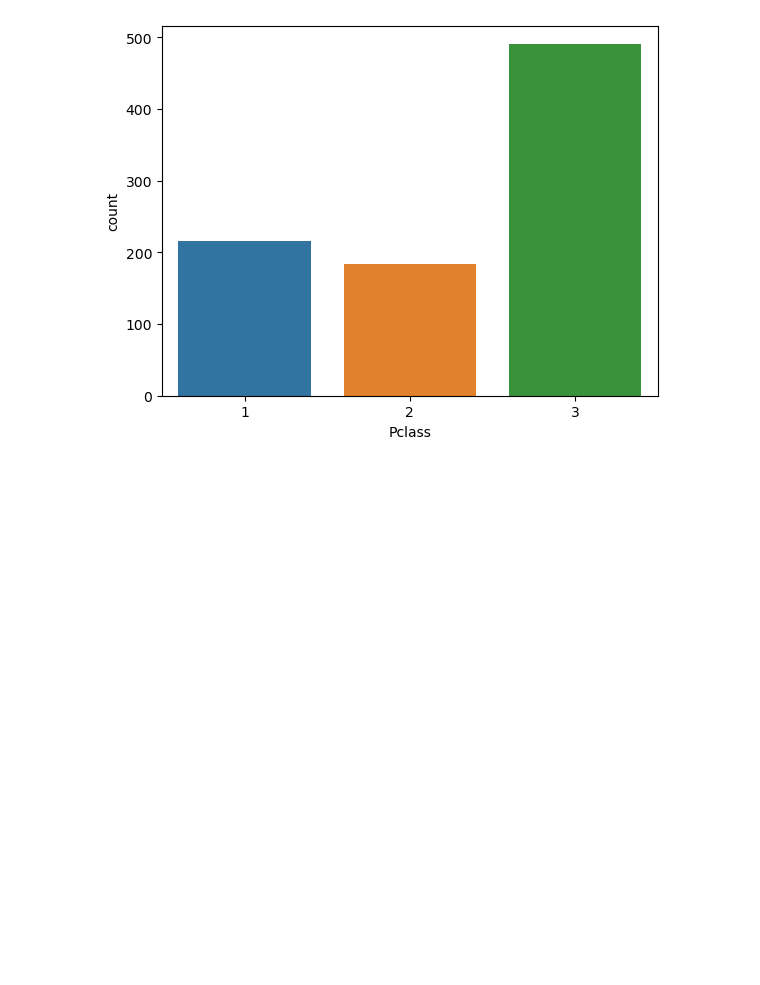
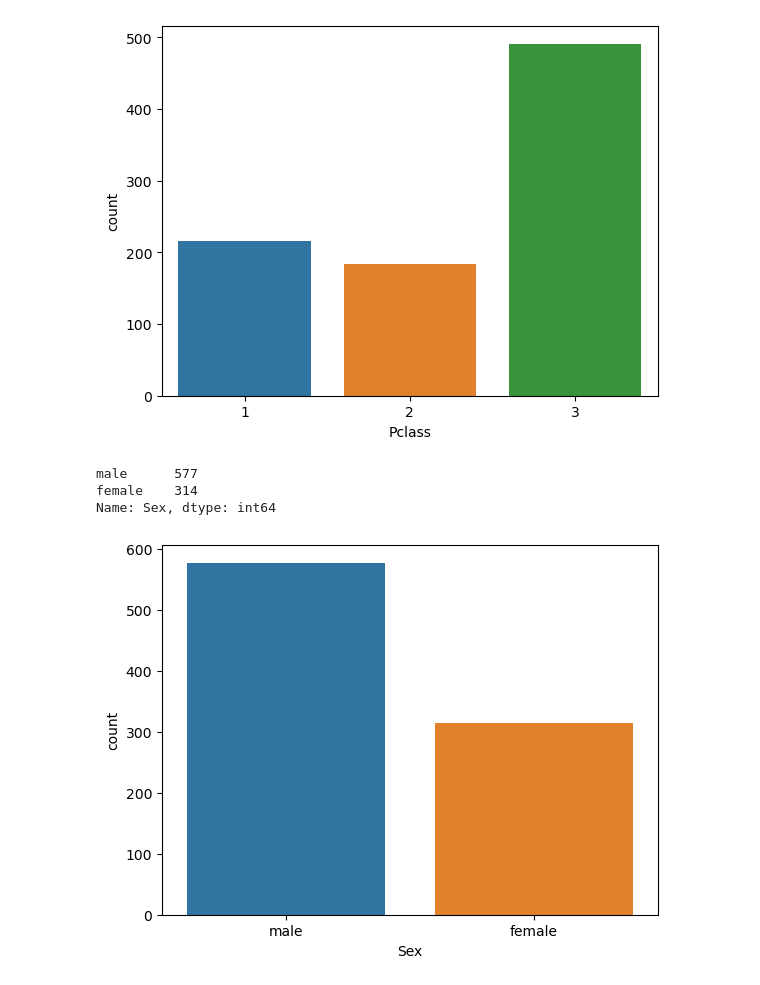
Before and after one commit to rlmrezende/Titanic, a Jupyter notebook: main.ipynb, the cells around one changed output. Saved outputs shown, nothing was run; the diff lists cells and outputs as text; code cells hidden in the pictures; blank space fills up the shorter version.

```diff
--- a/main.ipynb
+++ b/main.ipynb
@@ -83,3 +83,11 @@ sns.countplot(df, x="Pclass")
 # %% [output]
 <Axes: xlabel='Pclass', ylabel='count'>
 [figure]
+# %%
+sns.countplot(df, x="Sex")
+df['Sex'].value_counts()
+# %% [output]
+male      577
+female    314
+Name: Sex, dtype: int64
+[figure, added]
```
